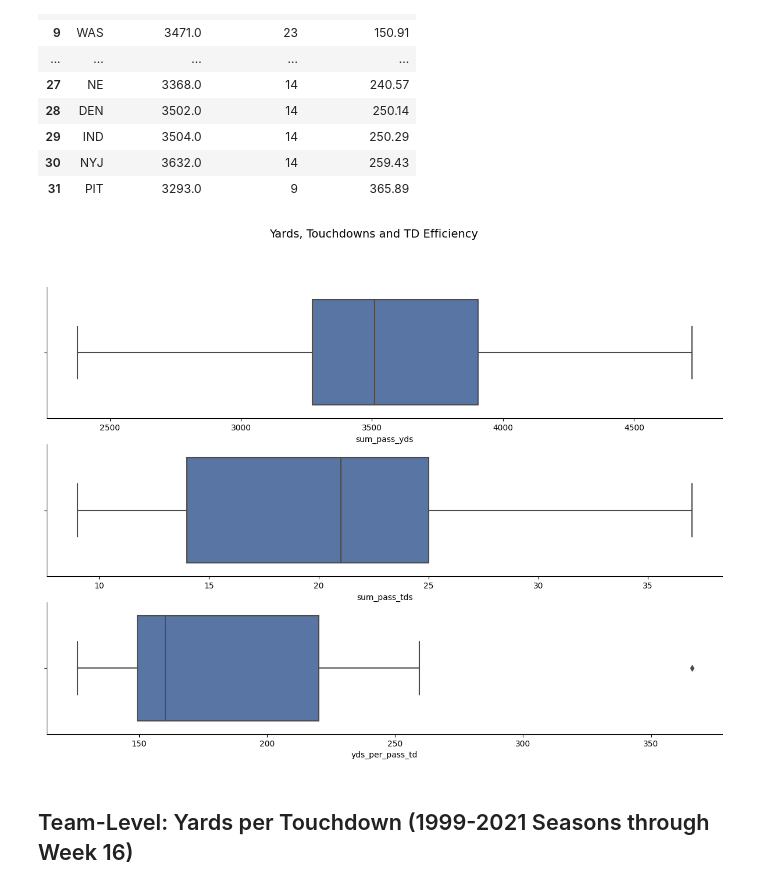
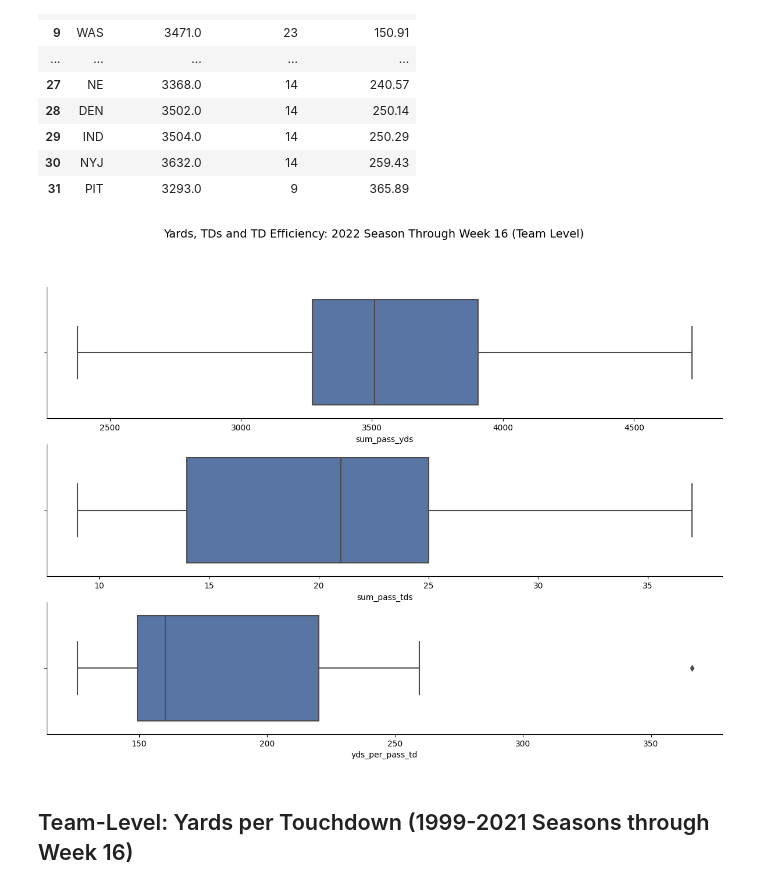
Before and after one commit to gfidanli/fantasy_football_analysis, a Jupyter notebook: daily_analysis/day_61_70/day68.ipynb, the cells around one changed output. Saved outputs shown, nothing was run; the diff lists cells and outputs as text; code cells hidden in the pictures.

```diff
--- a/daily_analysis/day_61_70/day68.ipynb
+++ b/daily_analysis/day_61_70/day68.ipynb
@@ -74,27 +74,27 @@ df
 # %%
 # Plot setup
 fig, (ax0, ax1, ax2) = plt.subplots(3, 1, figsize = (15, 10))
 
 plot_config = {
     'sum_pass_yds':ax0,
     'sum_pass_tds':ax1,
     'yds_per_pass_td':ax2,
 }
 
 # Plot
 for col, ax in plot_config.items():
     sns.boxplot(x=col,
                 data=df,
                 # whis=[5,95],
                 ax=ax)
 
 # Add Title
-fig.suptitle('Yards, Touchdowns and TD Efficiency', size=14)
+fig.suptitle('Yards, TDs and TD Efficiency: 2022 Season Through Week 16 (Team Level)', size=14)
 
 sns.despine()
 plt.show()
 # %% [output]
-[figure, old version]
+[figure, new version]
 # %% [markdown]
 ## Team-Level: Yards per Touchdown (1999-2021 Seasons through Week 16)
 # %%
```
Also changed, not shown: parts of 4 cells of this notebook.
